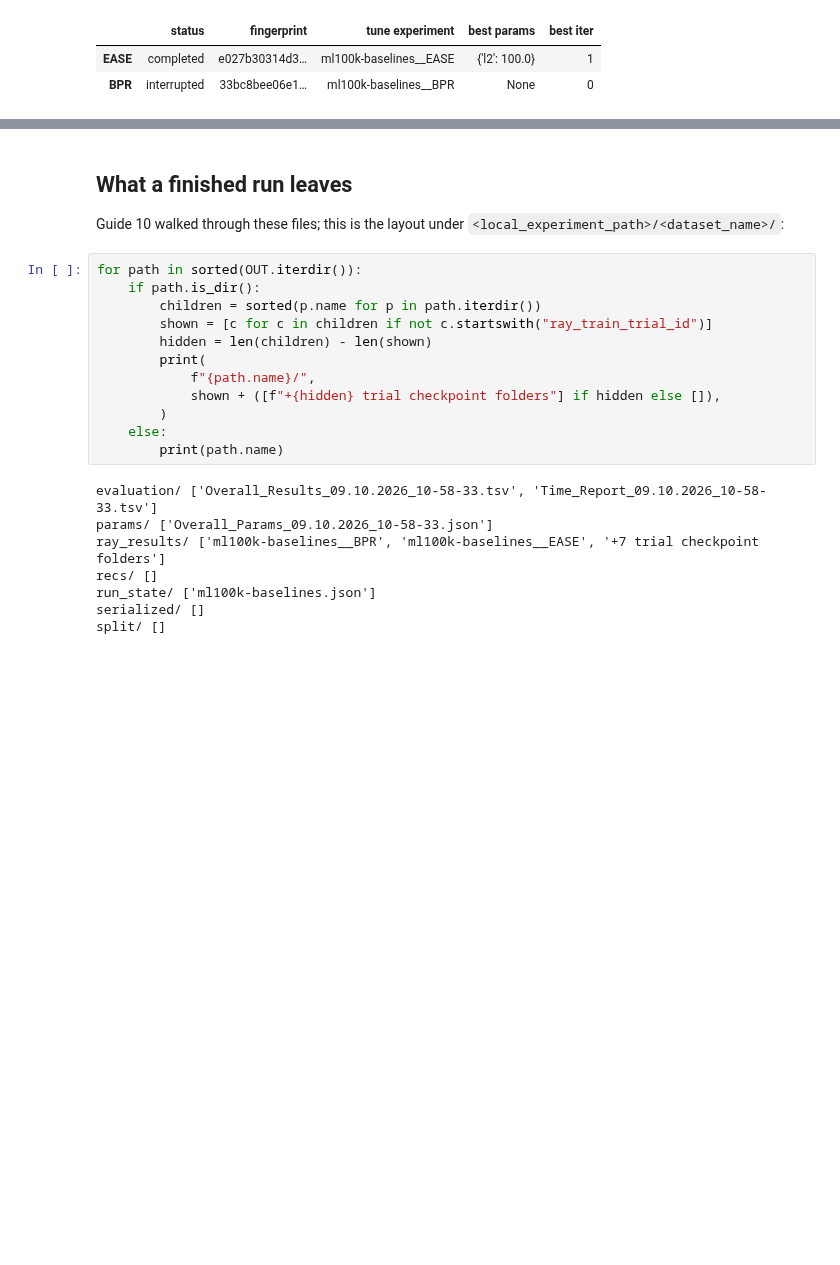
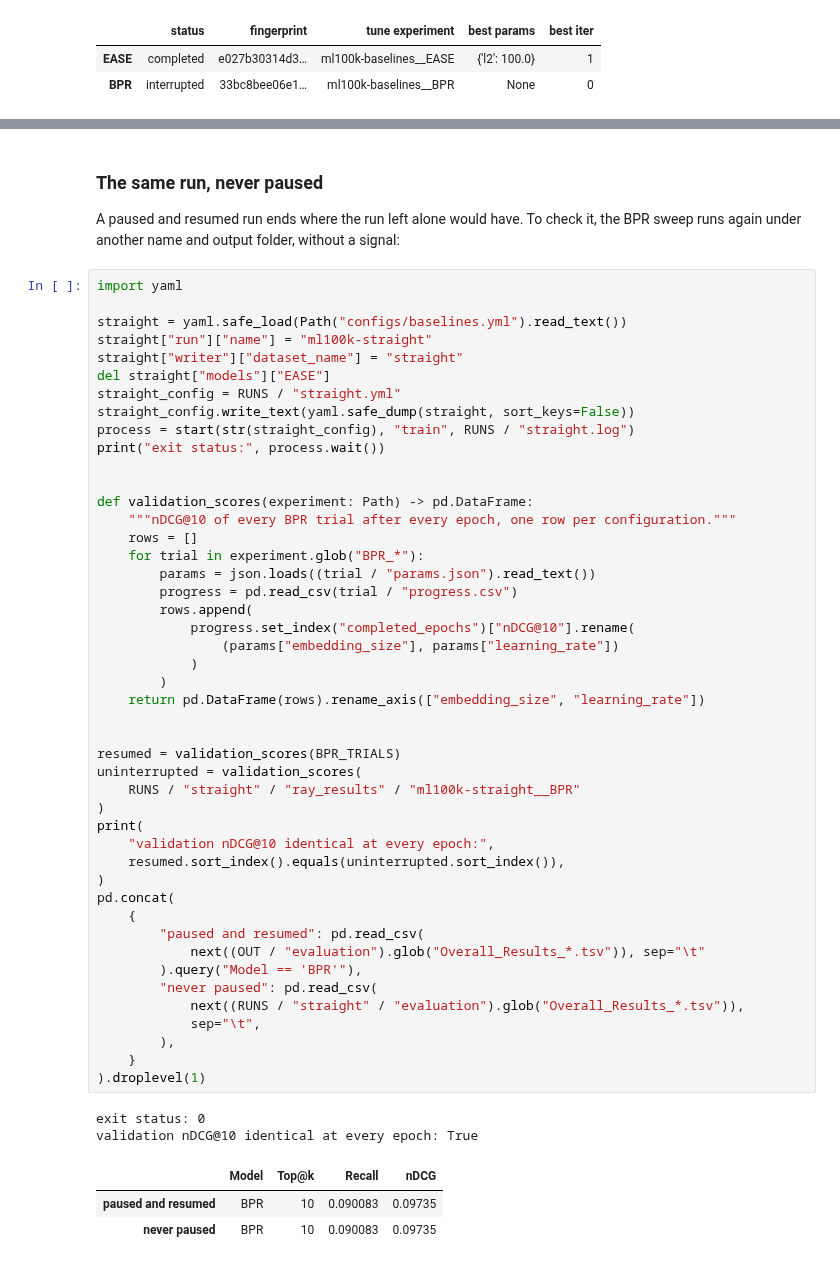
Before and after one commit to sisinflab/warprec, a Jupyter notebook: guides/11-running-experiments/running-experiments.ipynb, the cells around one changed output, grey strips where cells are left out. Saved outputs shown, nothing was run; the diff lists cells and outputs as text; blank space fills up the shorter version.

```diff
--- a/guides/11-running-experiments/running-experiments.ipynb
+++ b/guides/11-running-experiments/running-experiments.ipynb
@@ -271,26 +272,59 @@ model_table(json.loads(manifest_path.read_text()))
 # %% [markdown]
-## What a finished run leaves
+### The same run, never paused
 
-Guide 10 walked through these files; this is the layout under
-`<local_experiment_path>/<dataset_name>/`:
+A paused and resumed run ends where the run left alone would have. To check
+it, the BPR sweep runs again under another name and output folder, without a
+signal:
 # %%
-for path in sorted(OUT.iterdir()):
-    if path.is_dir():
-        children = sorted(p.name for p in path.iterdir())
-        shown = [c for c in children if not c.startswith("ray_train_trial_id")]
-        hidden = len(children) - len(shown)
-        print(
-            f"{path.name}/",
-            shown + ([f"+{hidden} trial checkpoint folders"] if hidden else []),
+import yaml
+
+straight = yaml.safe_load(Path("configs/baselines.yml").read_text())
+straight["run"]["name"] = "ml100k-straight"
+straight["writer"]["dataset_name"] = "straight"
+del straight["models"]["EASE"]
+straight_config = RUNS / "straight.yml"
+straight_config.write_text(yaml.safe_dump(straight, sort_keys=False))
+process = start(str(straight_config), "train", RUNS / "straight.log")
+print("exit status:", process.wait())
+
+
+def validation_scores(experiment: Path) -> pd.DataFrame:
+    """nDCG@10 of every BPR trial after every epoch, one row per configuration."""
+    rows = []
+    for trial in experiment.glob("BPR_*"):
+        params = json.loads((trial / "params.json").read_text())
+        progress = pd.read_csv(trial / "progress.csv")
+        rows.append(
+            progress.set_index("completed_epochs")["nDCG@10"].rename(
+                (params["embedding_size"], params["learning_rate"])
+            )
         )
-    else:
-        print(path.name)
+    return pd.DataFrame(rows).rename_axis(["embedding_size", "learning_rate"])
+
+
+resumed = validation_scores(BPR_TRIALS)
+uninterrupted = validation_scores(
+    RUNS / "straight" / "ray_results" / "ml100k-straight__BPR"
+)
+print(
+    "validation nDCG@10 identical at every epoch:",
+    resumed.sort_index().equals(uninterrupted.sort_index()),
+)
+pd.concat(
+    {
+        "paused and resumed": pd.read_csv(
+            next((OUT / "evaluation").glob("Overall_Results_*.tsv")), sep="\t"
+        ).query("Model == 'BPR'"),
+        "never paused": pd.read_csv(
+            next((RUNS / "straight" / "evaluation").glob("Overall_Results_*.tsv")),
+            sep="\t",
+        ),
+    }
+).droplevel(1)
 # %% [output]
-evaluation/ ['Overall_Results_09.10.2026_10-58-33.tsv', 'Time_Report_09.10.2026_10-58-33.tsv']
-params/ ['Overall_Params_09.10.2026_10-58-33.json']
-ray_results/ ['ml100k-baselines__BPR', 'ml100k-baselines__EASE', '+7 trial checkpoint folders']
-recs/ []
-run_state/ ['ml100k-baselines.json']
-serialized/ []
-split/ []
+exit status: 0
+validation nDCG@10 identical at every epoch: True
+|  | Model | Top@k | Recall | nDCG |
+| paused and resumed | BPR | 10 | 0.090083 | 0.09735 |
+| never paused | BPR | 10 | 0.090083 | 0.09735 |
 # %% [markdown]
```
Also changed, not shown: parts of 49 cells of this notebook, 7 other files.
